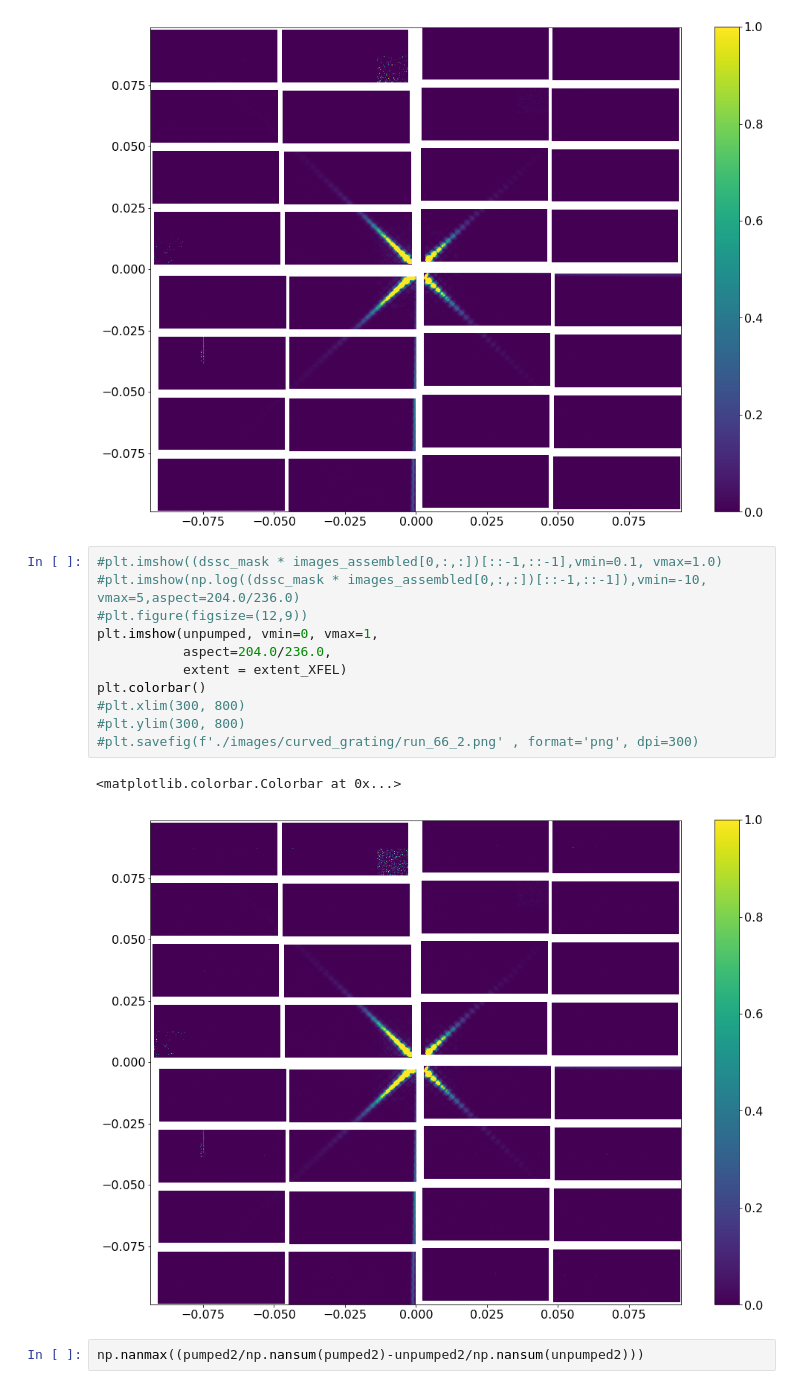
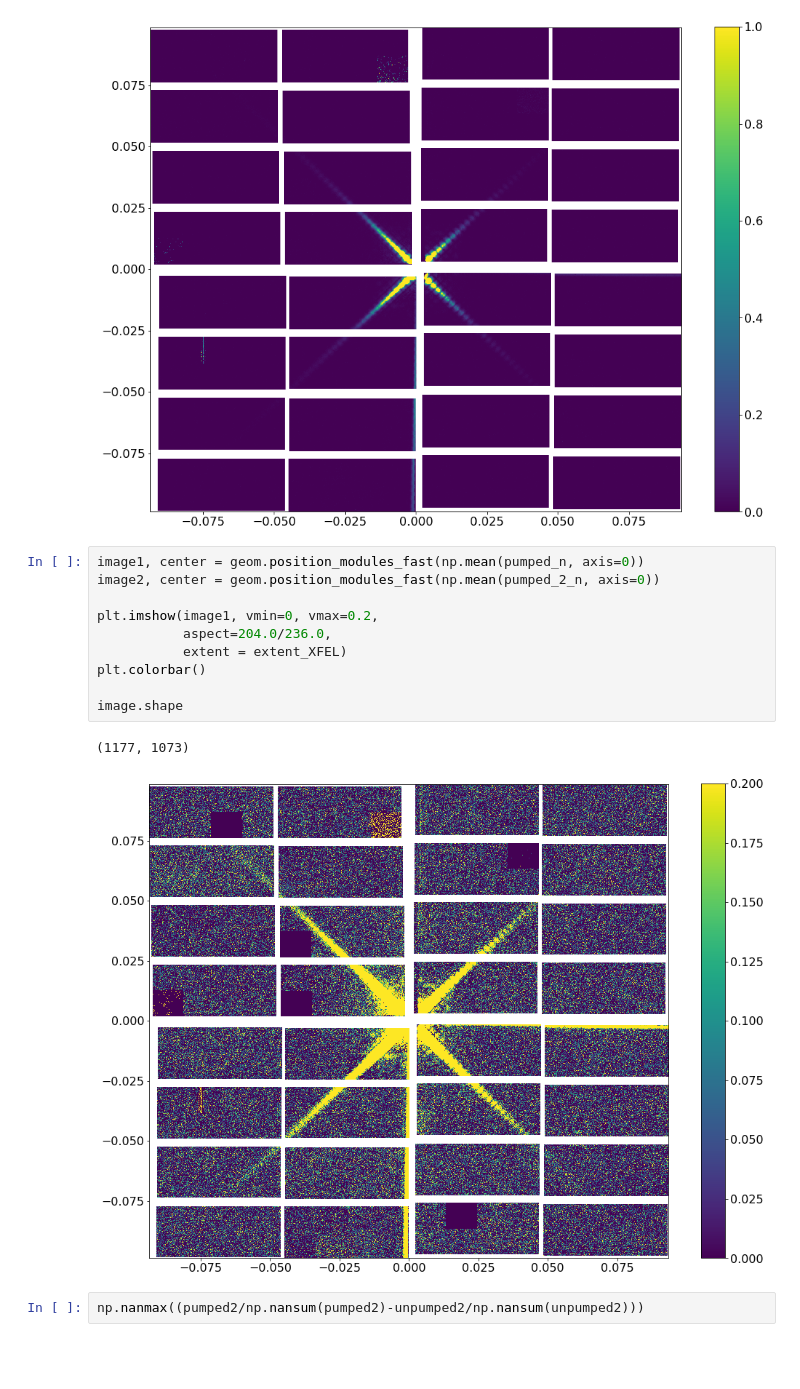
Before and after one commit to marijanbeg/scs-processing, a Jupyter notebook: analysis_shift4_pump_probe.ipynb, the cells around one changed output. Saved outputs shown, nothing was run; the diff lists cells and outputs as text; blank space fills up the shorter version.

```diff
--- a/analysis_shift4_pump_probe.ipynb
+++ b/analysis_shift4_pump_probe.ipynb
@@ -370,20 +380,19 @@ plt.colorbar()
 # %% [output]
 <matplotlib.colorbar.Colorbar at 0x...>
 [figure]
-# %%
-#plt.imshow((dssc_mask * images_assembled[0,:,:])[::-1,::-1],vmin=0.1, vmax=1.0)
-#plt.imshow(np.log((dssc_mask * images_assembled[0,:,:])[::-1,::-1]),vmin=-10, vmax=5,aspect=204.0/236.0)
-#plt.figure(figsize=(12,9))
-plt.imshow(unpumped, vmin=0, vmax=1,
-           aspect=204.0/236.0,
-           extent = extent_XFEL)
-plt.colorbar()
-#plt.xlim(300, 800)
-#plt.ylim(300, 800)
-#plt.savefig(f'./images/curved_grating/run_66_2.png' , format='png', dpi=300)
-# %% [output]
-<matplotlib.colorbar.Colorbar at 0x...>
-[figure, removed]
+# %%
+image1, center = geom.position_modules_fast(np.mean(pumped_n, axis=0))
+image2, center = geom.position_modules_fast(np.mean(pumped_2_n, axis=0))
+
+plt.imshow(image1, vmin=0, vmax=0.2,
+           aspect=204.0/236.0,
+           extent = extent_XFEL)
+plt.colorbar()
+
+image.shape
+# %% [output]
+(1177, 1073)
+[figure, added]
 # %%
 np.nanmax((pumped2/np.nansum(pumped2)-unpumped2/np.nansum(unpumped2)))
 # %% [output]
```
Also changed, not shown: parts of 10 cells of this notebook, 1 other file.
